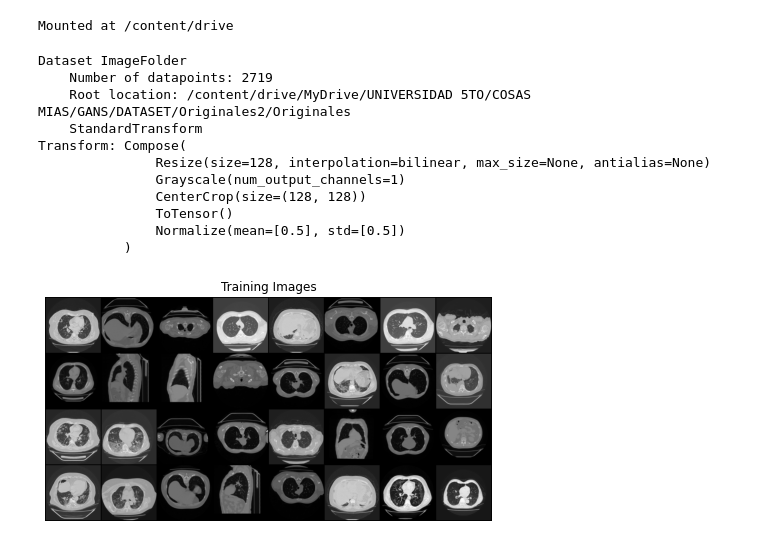
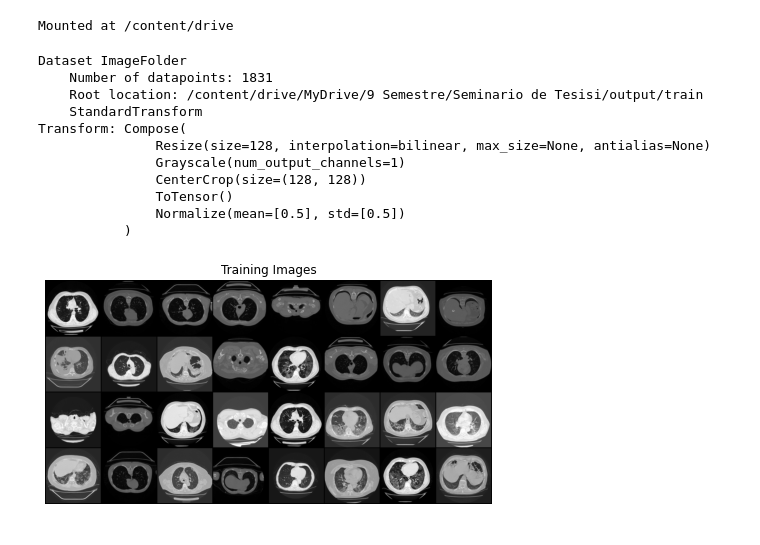
Before and after one commit to KevinQuinonesA/autoencoder-gan, a Jupyter notebook: autoencoder-gan.ipynb, the cells around one changed output. Saved outputs shown, nothing was run; the diff lists cells and outputs as text; code cells hidden in the pictures.

```diff
--- a/autoencoder-gan.ipynb
+++ b/autoencoder-gan.ipynb
@@ -39,9 +38,15 @@ drive.mount('/content/drive')
 Mounted at /content/drive
 # %%
 # Root directory for dataset
-#dataroot = "/content/drive/MyDrive/UNIVERSIDAD 5TO/COSAS MIAS/GANS/DATASET/OriginalesV3/train"
-dataroot = "/content/drive/MyDrive/UNIVERSIDAD 5TO/COSAS MIAS/GANS/DATASET/Originales2/Originales"
-#dataroot = "/content/drive/MyDrive/9 Semestre/Seminario de Tesisi/Originales"
+
+# train_dataroot = "/content/drive/MyDrive/UNIVERSIDAD 5TO/COSAS MIAS/GANS/DATASET/Originales2/Originales"
+train_dataroot = "/content/drive/MyDrive/9 Semestre/Seminario de Tesisi/output/train"
+
+# test_dataroot  = "/content/drive/MyDrive/UNIVERSIDAD 5TO/COSAS MIAS/GANS/DATASET/Originales2/Originales"
+test_dataroot = "/content/drive/MyDrive/9 Semestre/Seminario de Tesisi/output/test"
+
+# val_dataroot = "/content/drive/MyDrive/UNIVERSIDAD 5TO/COSAS MIAS/GANS/DATASET/Originales2/Originales"
+val_dataroot = "/content/drive/MyDrive/9 Semestre/Seminario de Tesisi/output/val"
 
 # Number of workers for dataloader
 workers    = 2      # 4 # 8
@@ -79,46 +84,69 @@ ngpu = 1
 #test
 # %%
 # We can use an image folder dataset the way we have it setup.
-# Create the dataset train
-dataset = dset.ImageFolder(root=dataroot,
+# Create the dataset
+
+train_dataset = dset.ImageFolder(root=train_dataroot,
                            transform=transforms.Compose([
                                transforms.Resize(image_size),
                                transforms.Grayscale(num_output_channels=1),
                                transforms.CenterCrop(image_size),
                                transforms.ToTensor(),
                                transforms.Normalize([0.5], [0.5]),
                            ]))
+
+test_dataset = dset.ImageFolder(root=test_dataroot,
+                           transform=transforms.Compose([
+                               transforms.Resize(image_size),
+                               transforms.Grayscale(num_output_channels=1),
+                               transforms.CenterCrop(image_size),
+                               transforms.ToTensor(),
+                               transforms.Normalize([0.5], [0.5]),
+                           ]))
+
+val_dataset = dset.ImageFolder(root=val_dataroot,
+                           transform=transforms.Compose([
+                               transforms.Resize(image_size),
+                               transforms.Grayscale(num_output_channels=1),
+                               transforms.CenterCrop(image_size),
+                               transforms.ToTensor(),
+                               transforms.Normalize([0.5], [0.5]),
+                           ]))
+
 # Create the dataloader
-dataloader = torch.utils.data.DataLoader(dataset, batch_size=batch_size,
-                                         shuffle=True, num_workers=workers) # shuffle=True (solo aplica a training)
+train_loader = torch.utils.data.DataLoader(train_dataset, batch_size=batch_size,
+                                         shuffle=True, num_workers=workers)
 
-# dataset_valid
-# dataloader_valid
+valid_loader = torch.utils.data.DataLoader(test_dataset, batch_size=batch_size,
+                                         shuffle=True, num_workers=workers)
+
+test_loader = torch.utils.data.DataLoader(val_dataset, batch_size=batch_size,
+                                         shuffle=True, num_workers=workers)
 
 
 # Decide which device we want to run on
 device = torch.device("cuda:0" if (torch.cuda.is_available() and ngpu > 0) else "cpu")
 
 # Plot some training images
-real_batch = next(iter(dataloader))
+real_batch = next(iter(train_loader))
 plt.figure(figsize=(8,8))
 plt.axis("off")
 plt.title("Training Images")
 plt.imshow(np.transpose(vutils.make_grid(real_batch[0].to(device)[:64], padding=2, normalize=True).cpu(),(1,2,0)))
-dataset
+train_dataset
 # %% [output]
 Dataset ImageFolder
-    Number of datapoints: 2719
-    Root location: /content/drive/MyDrive/UNIVERSIDAD 5TO/COSAS MIAS/GANS/DATASET/Originales2/Originales
+    Number of datapoints: 1831
+    Root location: /content/drive/MyDrive/9 Semestre/Seminario de Tesisi/output/train
     StandardTransform
 Transform: Compose(
                Resize(size=128, interpolation=bilinear, max_size=None, antialias=None)
                Grayscale(num_output_channels=1)
                CenterCrop(size=(128, 128))
                ToTensor()
                Normalize(mean=[0.5], std=[0.5])
            )
-[figure, old version]
+[figure, new version]
 # %%
 # custom weights initialization called on netG and netD
 def weights_init(m):
```
Also changed, not shown: parts of 11 cells of this notebook.
